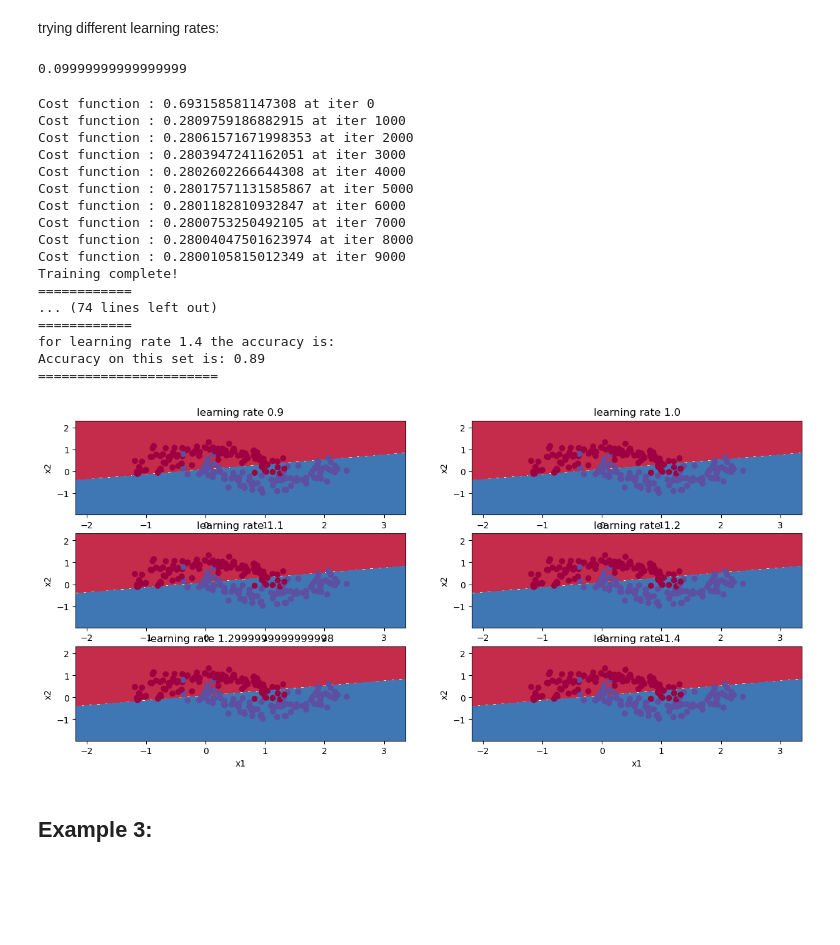
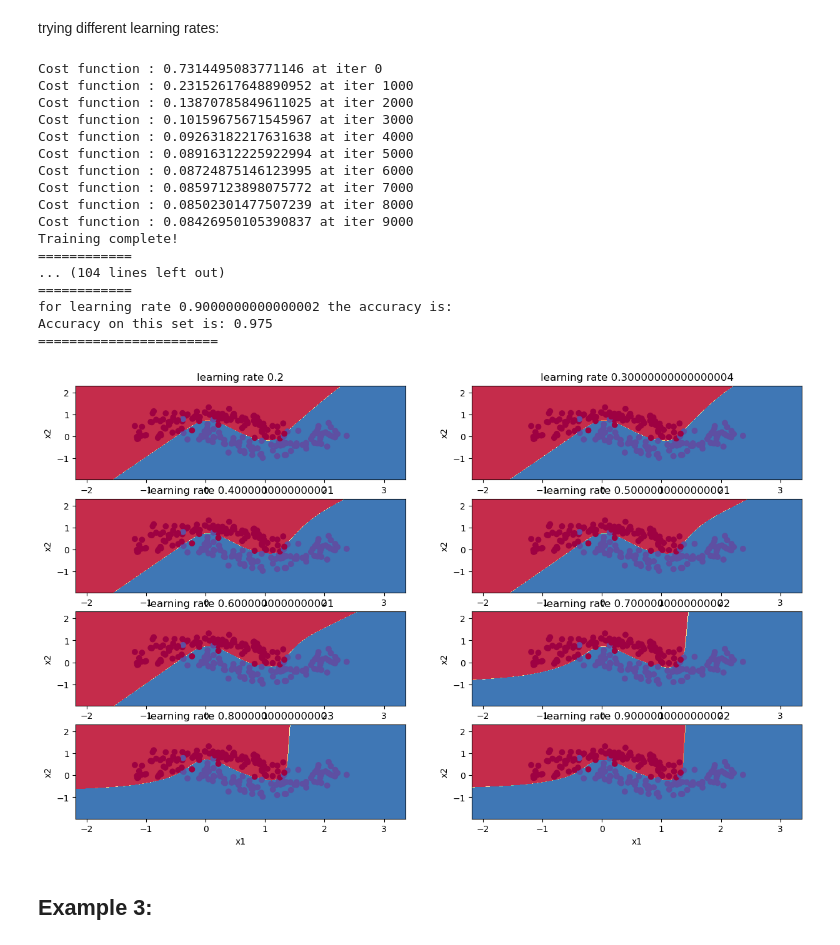
Before and after one commit to binaria010/my_NNs, a Jupyter notebook: Examples.ipynb, the cells around one changed output. Drawn from its saved outputs; the diff is of its cells as text; code cells hidden in the pictures; blank space fills up the shorter version.

```diff
--- a/Examples.ipynb
+++ b/Examples.ipynb
@@ -213,41 +233,37 @@ Accuracy on this set is: 0.89
 # %% [markdown]
 trying different learning rates:
-# %%
-(1.5 -0.9)/6
-# %% [output]
-0.09999999999999999
 # %%
-rates = np.arange(0.9, 1.5, 0.1)
+rates = np.arange(0.2,1 , 0.1)
 plt.figure(figsize=(15,9))
 
 for i, rate in enumerate(rates):
     model = my_MPL(num_inputs = n_x, hidden_layers = [4], num_outputs = n_y,activations = ['tanh'])
     model.train(X, Y, num_iter=10000, learning_rate=rate)
     print("for learning rate {} the accuracy is: ".format(rate))
     model.accuracy(X, Y)
     print("=======================")
     plt.subplot(4,2, i+1)
     plot_decision_boundary(model, X, Y)
     plt.title("learning rate {}".format(rate))
 # %% [output]
-Cost function : 0.693158581147308 at iter 0
-Cost function : 0.2809759186882915 at iter 1000
-Cost function : 0.28061571671998353 at iter 2000
-Cost function : 0.2803947241162051 at iter 3000
-Cost function : 0.2802602266644308 at iter 4000
-Cost function : 0.28017571131585867 at iter 5000
-Cost function : 0.2801182810932847 at iter 6000
-Cost function : 0.2800753250492105 at iter 7000
-Cost function : 0.28004047501623974 at iter 8000
-Cost function : 0.2800105815012349 at iter 9000
+Cost function : 0.7314495083771146 at iter 0
+Cost function : 0.23152617648890952 at iter 1000
+Cost function : 0.13870785849611025 at iter 2000
+Cost function : 0.10159675671545967 at iter 3000
+Cost function : 0.09263182217631638 at iter 4000
+Cost function : 0.08916312225922994 at iter 5000
+Cost function : 0.08724875146123995 at iter 6000
+Cost function : 0.08597123898075772 at iter 7000
+Cost function : 0.08502301477507239 at iter 8000
+Cost function : 0.08426950105390837 at iter 9000
 Training complete!
 ============
-... (74 lines left out)
+... (104 lines left out)
 ============
-for learning rate 1.4 the accuracy is:
-Accuracy on this set is: 0.89
+for learning rate 0.9000000000000002 the accuracy is:
+Accuracy on this set is: 0.975
 =======================
-[figure, old version]
+[figure, new version]
 # %% [markdown]
 ## Example 3:
 # %%
```
Also changed, not shown: parts of 20 cells of this notebook, 2 other files.
